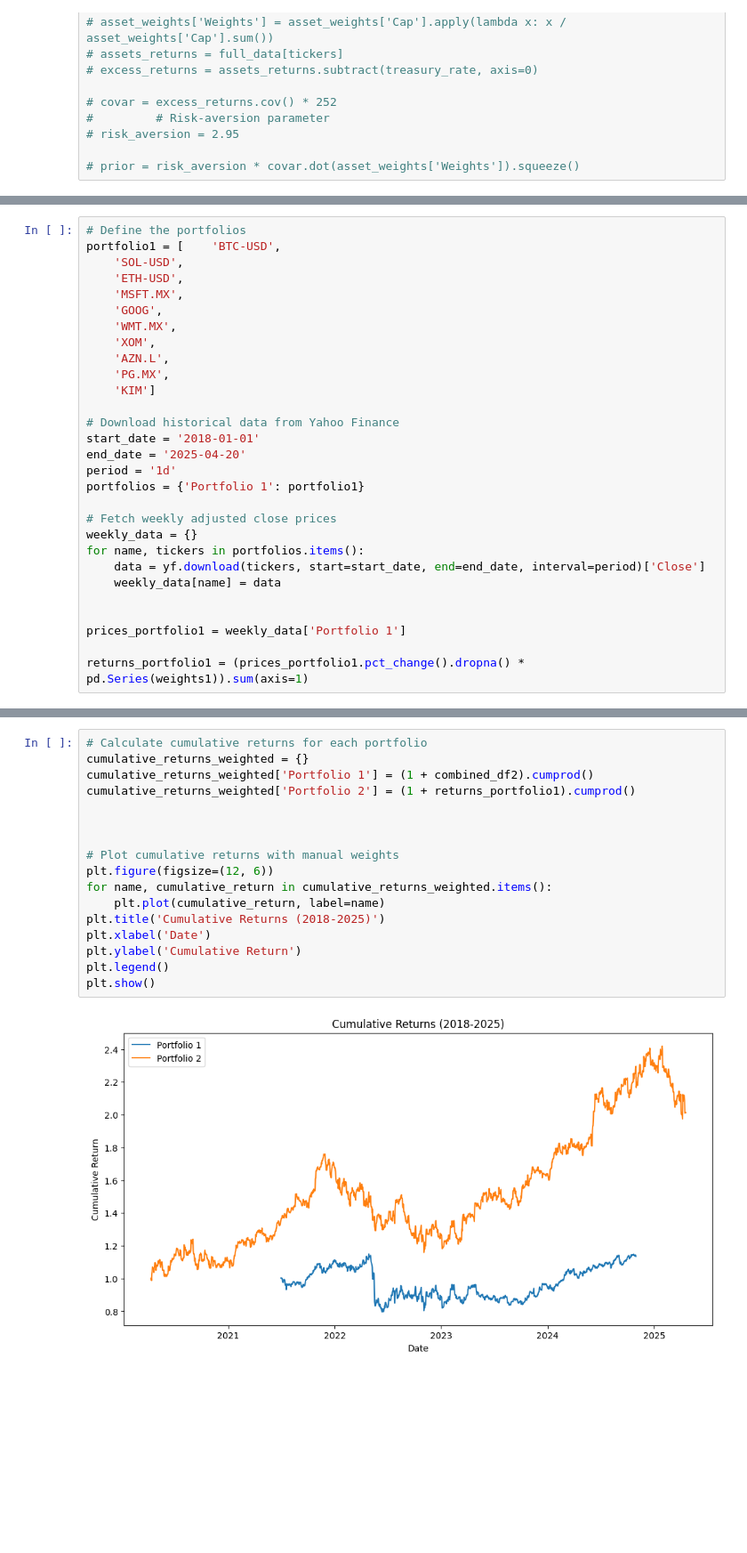
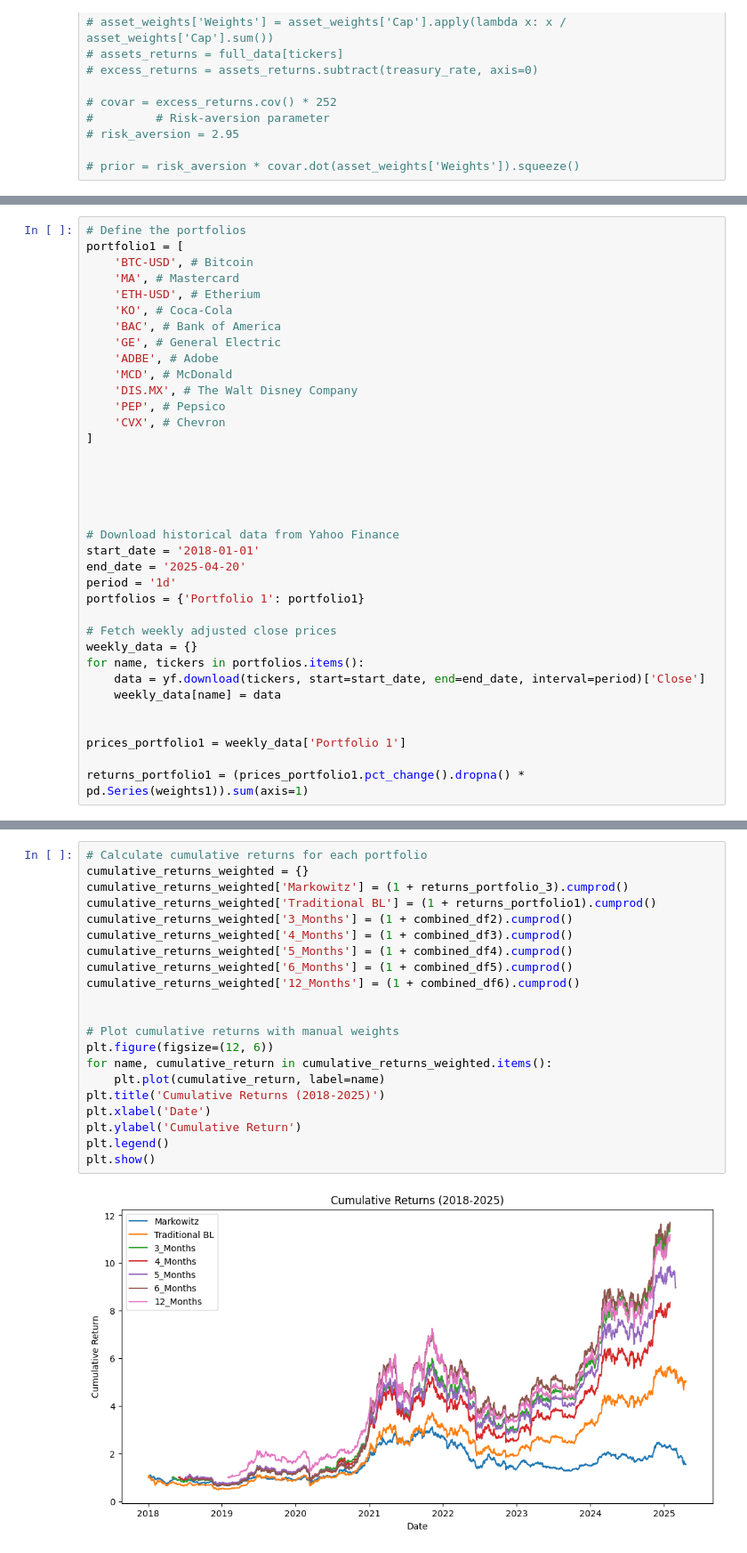
Before and after one commit to darthice/Financial-Engineering-Capstone-Project, a Jupyter notebook: main.ipynb, the cells around one changed output, grey strips where cells are left out. Shown at 89% size. Cells and saved outputs as stored; diff of their text form; blank space fills up the shorter version.

Commit message:
backtesting
added rebalancing, comparing with traditional optimize

```diff
--- a/main.ipynb
+++ b/main.ipynb
@@ -376,15 +430,22 @@ OrderedDict([('BTC-USD', 0.0),
 # %%
 # Define the portfolios
-portfolio1 = [    'BTC-USD',
-    'SOL-USD',
-    'ETH-USD',
-    'MSFT.MX',
-    'GOOG',
-    'WMT.MX',
-    'XOM',
-    'AZN.L',
-    'PG.MX',
-    'KIM']
+portfolio1 = [
+    'BTC-USD', # Bitcoin
+    'MA', # Mastercard
+    'ETH-USD', # Etherium
+    'KO', # Coca-Cola
+    'BAC', # Bank of America
+    'GE', # General Electric
+    'ADBE', # Adobe
+    'MCD', # McDonald
+    'DIS.MX', # The Walt Disney Company
+    'PEP', # Pepsico
+    'CVX', # Chevron
+]
+
+
+
+
 
 # Download historical data from Yahoo Finance
 start_date = '2018-01-01'
@@ -575,19 +1187,23 @@ combined_df2 = pd.concat(dfs2, axis=0)
 # %%
 # Calculate cumulative returns for each portfolio
 cumulative_returns_weighted = {}
-cumulative_returns_weighted['Portfolio 1'] = (1 + combined_df2).cumprod()
-cumulative_returns_weighted['Portfolio 2'] = (1 + returns_portfolio1).cumprod()
-
+cumulative_returns_weighted['Markowitz'] = (1 + returns_portfolio_3).cumprod()
+cumulative_returns_weighted['Traditional BL'] = (1 + returns_portfolio1).cumprod()
+cumulative_returns_weighted['3_Months'] = (1 + combined_df2).cumprod()
+cumulative_returns_weighted['4_Months'] = (1 + combined_df3).cumprod()
+cumulative_returns_weighted['5_Months'] = (1 + combined_df4).cumprod()
+cumulative_returns_weighted['6_Months'] = (1 + combined_df5).cumprod()
+cumulative_returns_weighted['12_Months'] = (1 + combined_df6).cumprod()
 
 
 # Plot cumulative returns with manual weights
 plt.figure(figsize=(12, 6))
 for name, cumulative_return in cumulative_returns_weighted.items():
     plt.plot(cumulative_return, label=name)
 plt.title('Cumulative Returns (2018-2025)')
 plt.xlabel('Date')
 plt.ylabel('Cumulative Return')
 plt.legend()
 plt.show()
 # %% [output]
-[figure, old version]
+[figure, new version]
```
Also changed, not shown: parts of 16 cells of this notebook.
